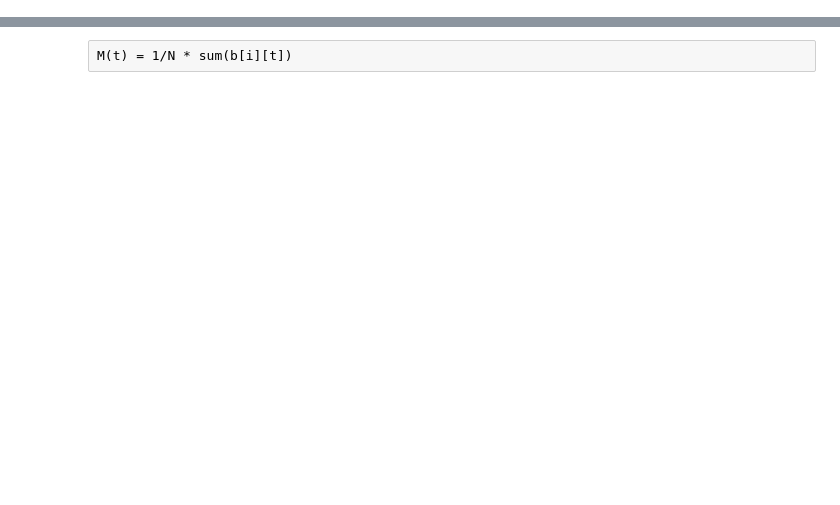
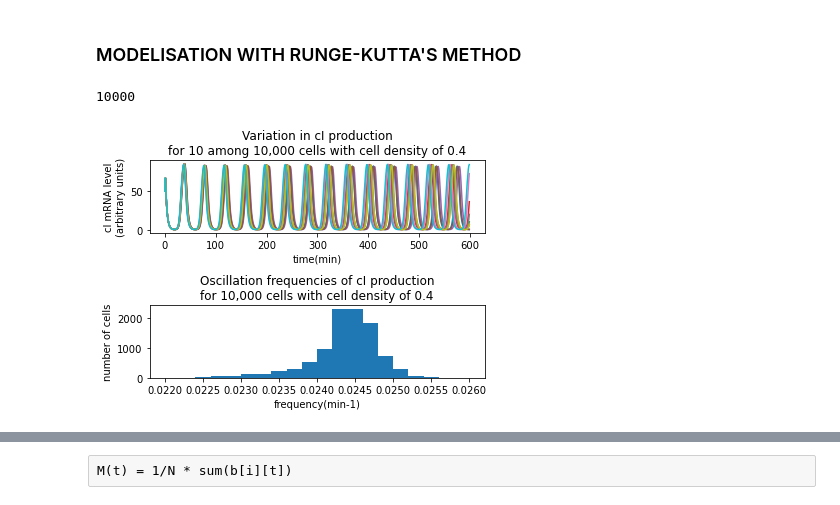
Before and after one commit to Wabognie/BS1_project, a Jupyter notebook: project.ipynb, the cells around one changed output, grey strips where cells are left out. Saved outputs shown, nothing was run; the diff lists cells and outputs as text; code cells hidden in the pictures; blank space fills up the shorter version.

```diff
--- a/project.ipynb
+++ b/project.ipynb
@@ -49,0 +27,2 @@ Se[:,0] = 0
+# %% [markdown]
+### MODELISATION WITH RUNGE-KUTTA'S METHOD
@@ -50,27 +31,95 @@ Se[:,0] = 0
 # %%
-### Calcul des valeurs
+a = np.zeros((nCell, t))
+b = np.zeros((nCell, t))
+c = np.zeros((nCell, t))
+
+A = np.zeros((nCell, t))
+B = np.zeros((nCell, t))
+C = np.zeros((nCell, t))
+
+S = np.zeros((nCell, t))
+Se = np.zeros((nCell, t))
+
+a[:,0] = 0
+b[:,0] = 50
+c[:,0] = 0
+
+A[:,0] = 0
+B[:,0] = 0
+C[:,0] = 0
+
+S[:,0] = 0
+Se[:,0] = 0
+
+frequence_list = []
+
+time = np.arange(0,t)
+
 for j in range(0, t-1):
     for i in range(0, nCell):
-        #Se[i, j] = Q * np.mean(S[:, j])
+        Se[i, j] = Q * np.mean(S[:, j])
 
         abis = a[i,j] + tau/2 *(-a[i,j]+(alpha/(1+C[i,j]**n)))
         bbis = b[i,j] + tau/2 *(-b[i,j]+(alpha/(1+A[i,j]**n)))
-        cbis = c[i,j] + tau/2 *(-c[i,j]+(alpha/(1+B[i,j]**n))+(kappa*S[i,j]/(1+S[i,j])))
+        cbis = c[i,j] + tau/2 *(-c[i,j]+(alpha/(1+B[i,j]**n))+(kappa*S[i,j]/1+S[i,j]))
 
         Abis = A[i, j] + tau/2 * (beta[i] * (a[i, j] - A[i, j]))
         Bbis = B[i, j] + tau/2 * (beta[i] * (b[i, j] - B[i, j]))
         Cbis = C[i, j] + tau/2 * (beta[i] * (c[i, j] - C[i, j]))
 
         Sbis = S[i, j] + tau/2 * ((-k_s0 * S[i, j]) + (k_s1 * A[i, j]) - (eta * (S[i, j] - Se[i, j])))
 
         a[i,j+1] = a[i,j] + tau *(-abis+(alpha/(1+Cbis**n)))
         b[i,j+1] = b[i,j] + tau *(-bbis+(alpha/(1+Abis**n)))
-        c[i,j+1] = c[i,j] + tau *(-cbis+(alpha/(1+Bbis**n))+(kappa*Sbis/(1+Sbis)))
+        c[i,j+1] = c[i,j] + tau *(-cbis+(alpha/(1+Bbis**n))+(kappa*Sbis/1+Sbis))
 
         A[i,j+1] = A[i, j]+ tau*(beta[i]*(abis-Abis))
         B[i,j+1] = B[i, j]+ tau*(beta[i]*(bbis-Bbis))
         C[i,j+1] = C[i, j]+ tau*(beta[i]*(cbis-Cbis))
 
         S[i,j+1] = S[i,j]+tau*((-k_s0*Sbis)+(k_s1*Abis)-(eta*(Sbis-Se[i,j])))
 
-        Se[i,j+1] = Q*np.mean(S[:,j])
+tot_freq=[]
+for i in range(nCell):
+    #plt.plot(time,b[i])
+
+    peaks, _ = find_peaks(b[i])
+    peaks_l, _ = find_peaks(-b[i])
+    periods = []
+    freqs = []
+    n = 0
+    for x in peaks :
+        if n < len(peaks)-1 and n < len(peaks_l)-1:
+            period = peaks[n+1]-peaks[n]
+            period_l = peaks_l[n+1]-peaks_l[n]
+            freqs.append(period)
+            freqs.append(period_l)
+        else :
+            break
+        n+=1
+    tot_freq.append(1/np.mean(freqs))
+
+
+fig, axs = plt.subplots(2)
+fig.subplots_adjust(hspace= 1)
+
+
+cellplot = [random.randint(0,nCell-1) for p in range(0,10)]
+for i in cellplot :
+    #plt.plot(time, b[i])
+    axs[0].plot(time, b[i])
+    axs[0].set_title('Variation in cI production' + '\n'+'for 10 among 10,000 cells with cell density of ' + str(Q))
+    axs[0].set_ylabel('cI mRNA level' +'\n'+'(arbitrary units)')
+    axs[0].set_xlabel('time(min)')
+
+print(len(tot_freq))
+
+#plt.hist(tot_freq, bins = 50, range =(0.02,0.03))
+axs[1].hist(tot_freq, bins = 20, range =(0.022,0.026))
+axs[1].set_title('Oscillation frequencies of cI production' + '\n' + 'for 10,000 cells with cell density of ' + str(Q))
+axs[1].set_ylabel('number of cells')
+axs[1].set_xlabel('frequency(min-1)')
+plt.savefig("./rungekutta_alpha_"+str(alpha)+"_b_"+str(b[0,0])+"_q_"+str(Q)+".jpg")
+# %% [output]
+10000
+[figure, added]
```
Also changed, not shown: parts of 24 cells of this notebook.
